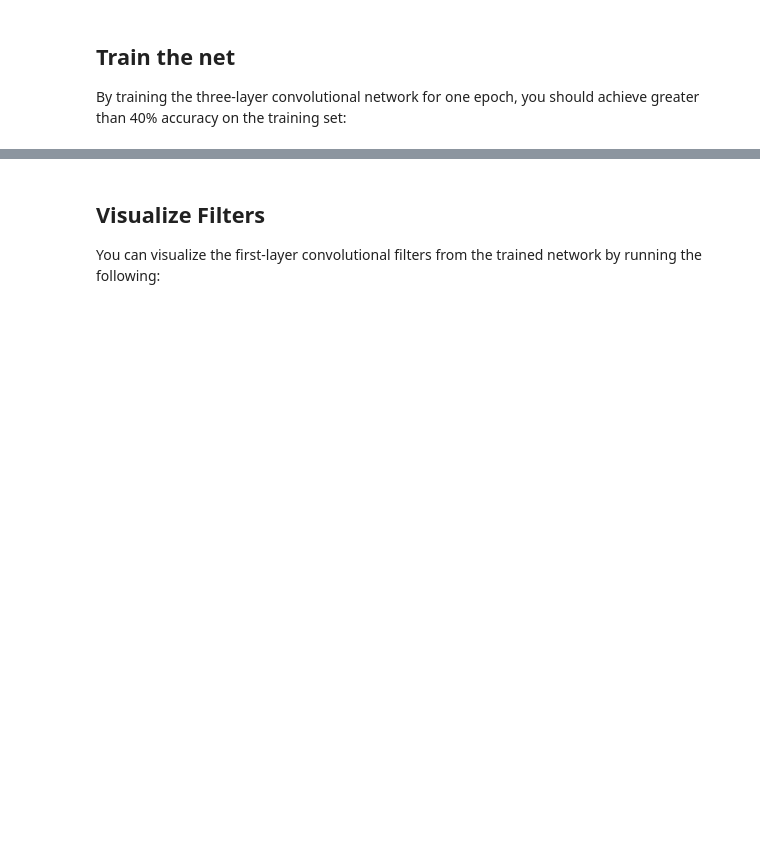
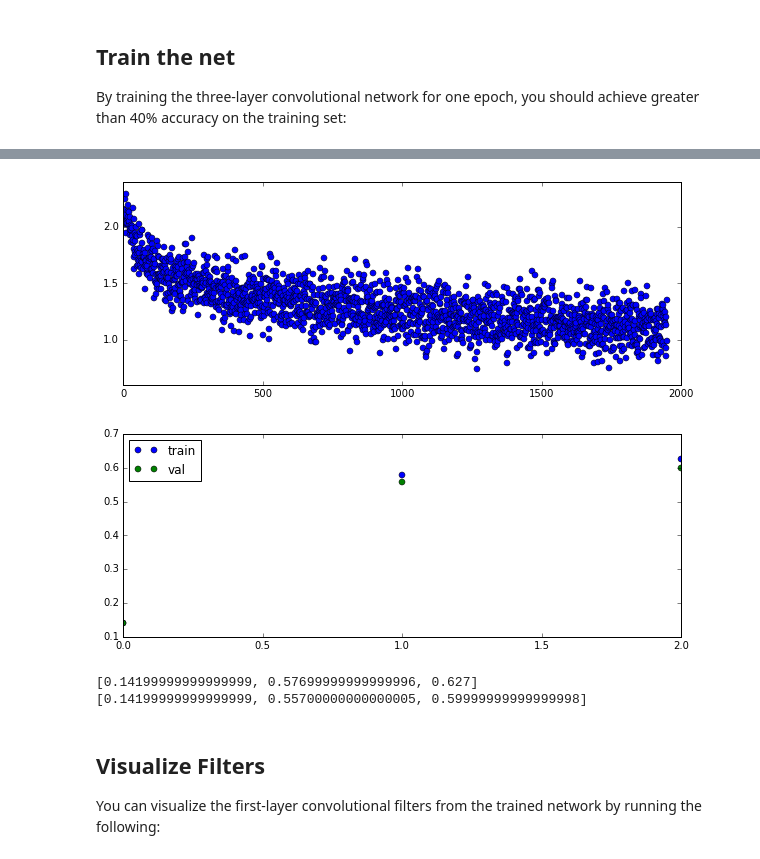
Before and after one commit to martykube/cs231n, a Jupyter notebook: assignment2/ConvolutionalNetworks.ipynb, the cells around one changed output, grey strips where cells are left out. Cells and saved outputs as stored; diff of their text form; code cells hidden in the pictures; blank space fills up the shorter version.

```diff
--- a/assignment2/ConvolutionalNetworks.ipynb
+++ b/assignment2/ConvolutionalNetworks.ipynb
@@ -556 +708,28 @@ solver.train()
+# %%
+solver = best_solver
+
+plt.subplot(2, 1, 1)
+plt.plot(solver.loss_history[10:], 'o')
+plt.show()
+
+# plt.subplot(2, 1, 2)
+# plt.plot(solver.train_acc_history)
+# plt.show()
+
+train = np.array(solver.train_acc_history)
+val = np.array(solver.val_acc_history)
+
+plt.subplot(2, 1, 2)
+plt.plot(solver.train_acc_history, 'o')
+plt.plot(solver.val_acc_history, 'o')
+plt.legend(['train', 'val'], loc='upper left')
+plt.show()
+
+print solver.train_acc_history
+print solver.val_acc_history
+# %% [output]
+[figure, added]
+[figure, added]
+[0.14199999999999999, 0.57699999999999996, 0.627]
+[0.14199999999999999, 0.55700000000000005, 0.59999999999999998]
 # %% [markdown]
```
Also changed, not shown: parts of 16 cells of this notebook, 3 other files.
